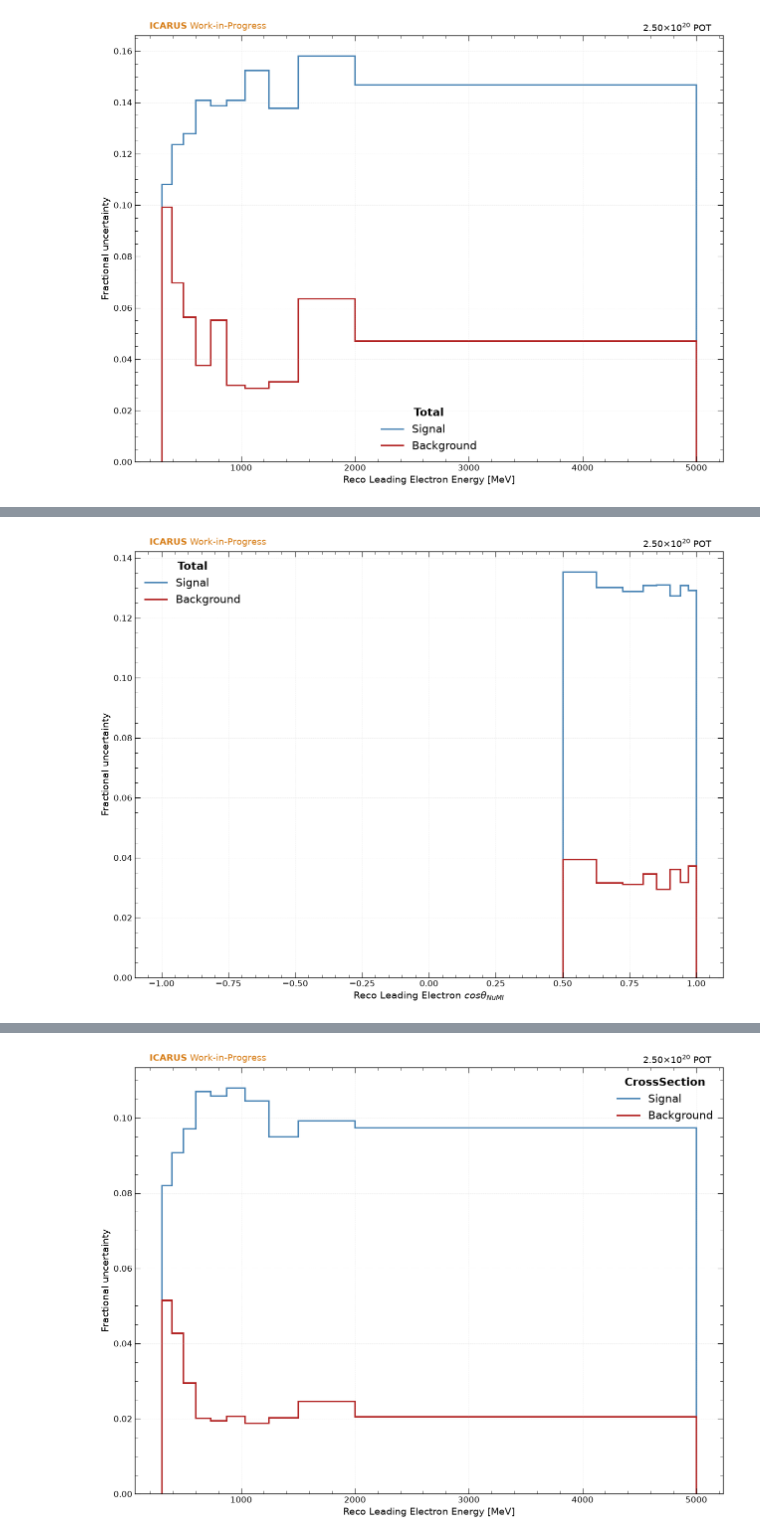
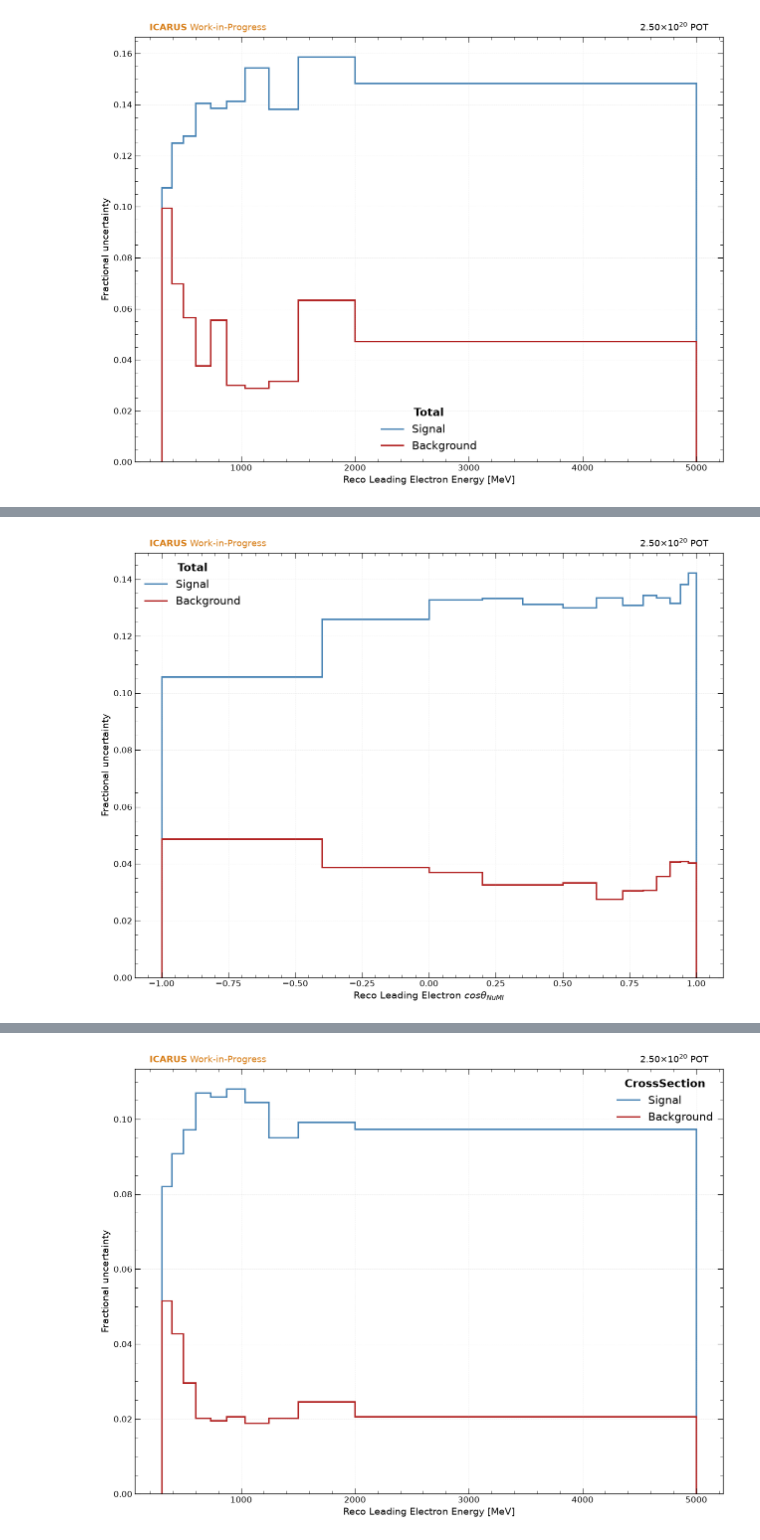
Before and after one commit to justinjmueller/medulla, a Jupyter notebook: analysis/compareSystematics.ipynb, the cells around one changed output, grey strips where cells are left out. Saved outputs shown, nothing was run; the diff lists cells and outputs as text; code cells hidden in the pictures.

```diff
--- a/analysis/compareSystematics.ipynb
+++ b/analysis/compareSystematics.ipynb
@@ -168,18 +168,18 @@ plt.show()
 # %%
 # --- Example usage ---
-base = '/nashome/m/micarrig/icarus/nuESpine/plots_sept15/systematics_total'
+base = '/nashome/m/micarrig/icarus/nuESpine/medulla/plots_v31/systematics_total/pkl/'
 
 sig_pkl = f'{base}/plot_sys_eleCosThetaNUMI_signal.pkl'
 bkg_pkl = f'{base}/plot_sys_eleCosThetaNUMI_background.pkl'
 
 plot_total_comparison(sig_pkl, bkg_pkl,
                       xlabel=r'Reco Leading Electron $cos{\theta_{NuMI}}$',
                       title='',
                       syst_label='Total',
                        legend_loc='upper left')
 plt.show()
 # %% [output]
-[figure, old version]
+[figure, new version]
 # %%
 plot_systematic_ratios(sig_pkl, bkg_pkl,
                        xlabel=r'Reco Leading Electron $cos{\theta_{NuMI}}$',
```
Also changed, not shown: parts of 10 cells of this notebook, 51 other files.
